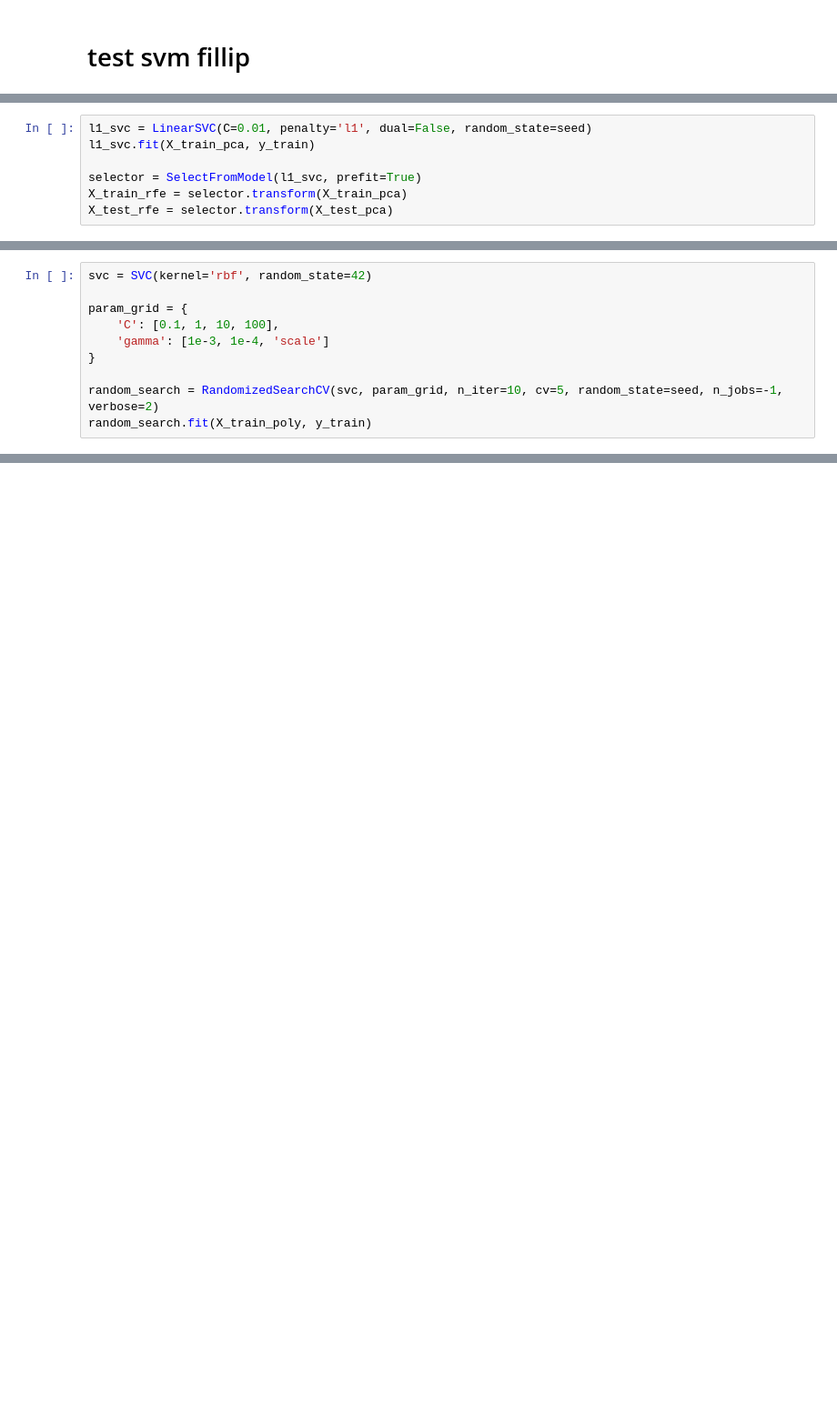
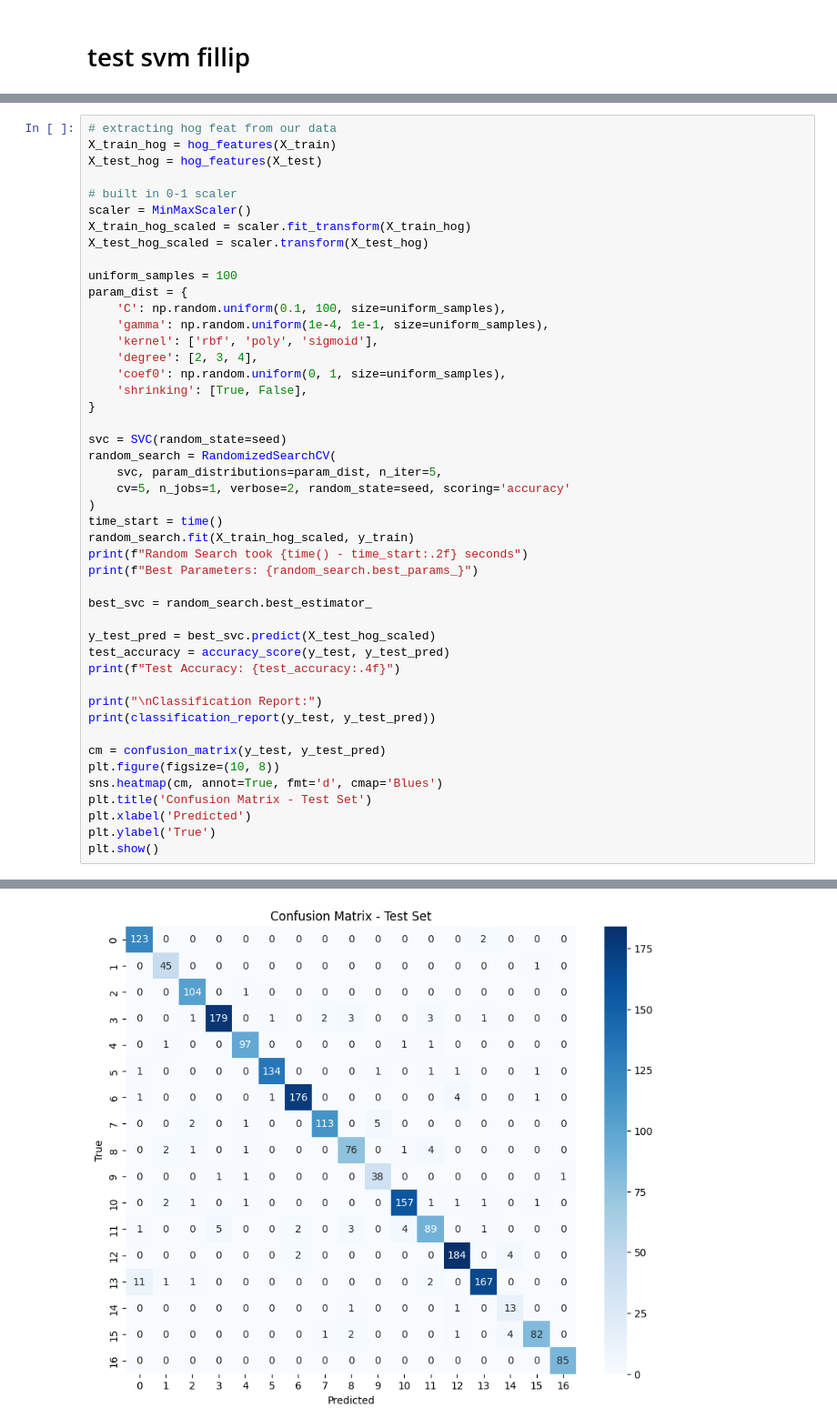
Before and after one commit to vhrollo/inf264_project2, a Jupyter notebook: src/svm_fillip_test.ipynb, the cells around one changed output, grey strips where cells are left out. Shown: that part at 91% size. Drawn from its saved outputs; the diff is of its cells as text; blank space fills up the shorter version.

```diff
--- a/src/svm_fillip_test.ipynb
+++ b/src/svm_fillip_test.ipynb
@@ -219,7 +36,0 @@ X_test_rfe = rfe.transform(X_test_pca)
-# %%
-l1_svc = LinearSVC(C=0.01, penalty='l1', dual=False, random_state=seed)
-l1_svc.fit(X_train_pca, y_train)
-
-selector = SelectFromModel(l1_svc, prefit=True)
-X_train_rfe = selector.transform(X_train_pca)
-X_test_rfe = selector.transform(X_test_pca)
@@ -237,10 +36,0 @@ Shape after polynomial features (test): (1476, 496)
-# %%
-svc = SVC(kernel='rbf', random_state=42)
-
-param_grid = {
-    'C': [0.1, 1, 10, 100],
-    'gamma': [1e-3, 1e-4, 'scale']
-}
-
-random_search = RandomizedSearchCV(svc, param_grid, n_iter=10, cv=5, random_state=seed, n_jobs=-1, verbose=2)
-random_search.fit(X_train_poly, y_train)
@@ -275,0 +39,47 @@ weighted avg       0.93      0.93      0.93      1476
+# %%
+# extracting hog feat from our data
+X_train_hog = hog_features(X_train)
+X_test_hog = hog_features(X_test)
+
+# built in 0-1 scaler
+scaler = MinMaxScaler()
+X_train_hog_scaled = scaler.fit_transform(X_train_hog)
+X_test_hog_scaled = scaler.transform(X_test_hog)
+
+uniform_samples = 100
+param_dist = {
+    'C': np.random.uniform(0.1, 100, size=uniform_samples),
+    'gamma': np.random.uniform(1e-4, 1e-1, size=uniform_samples),
+    'kernel': ['rbf', 'poly', 'sigmoid'],
+    'degree': [2, 3, 4],
+    'coef0': np.random.uniform(0, 1, size=uniform_samples),
+    'shrinking': [True, False],
+}
+
+svc = SVC(random_state=seed)
+random_search = RandomizedSearchCV(
+    svc, param_distributions=param_dist, n_iter=5,
+    cv=5, n_jobs=1, verbose=2, random_state=seed, scoring='accuracy'
+)
+time_start = time()
+random_search.fit(X_train_hog_scaled, y_train)
+print(f"Random Search took {time() - time_start:.2f} seconds")
+print(f"Best Parameters: {random_search.best_params_}")
+
+best_svc = random_search.best_estimator_
+
+y_test_pred = best_svc.predict(X_test_hog_scaled)
+test_accuracy = accuracy_score(y_test, y_test_pred)
+print(f"Test Accuracy: {test_accuracy:.4f}")
+
+print("\nClassification Report:")
+print(classification_report(y_test, y_test_pred))
+
+cm = confusion_matrix(y_test, y_test_pred)
+plt.figure(figsize=(10, 8))
+sns.heatmap(cm, annot=True, fmt='d', cmap='Blues')
+plt.title('Confusion Matrix - Test Set')
+plt.xlabel('Predicted')
+plt.ylabel('True')
+plt.show()
+# %% [output]
@@ -275,0 +103 @@ weighted avg       0.93      0.93      0.93      1476
+[figure, added]
```
Also changed, not shown: parts of 26 cells of this notebook, 2 other files.
